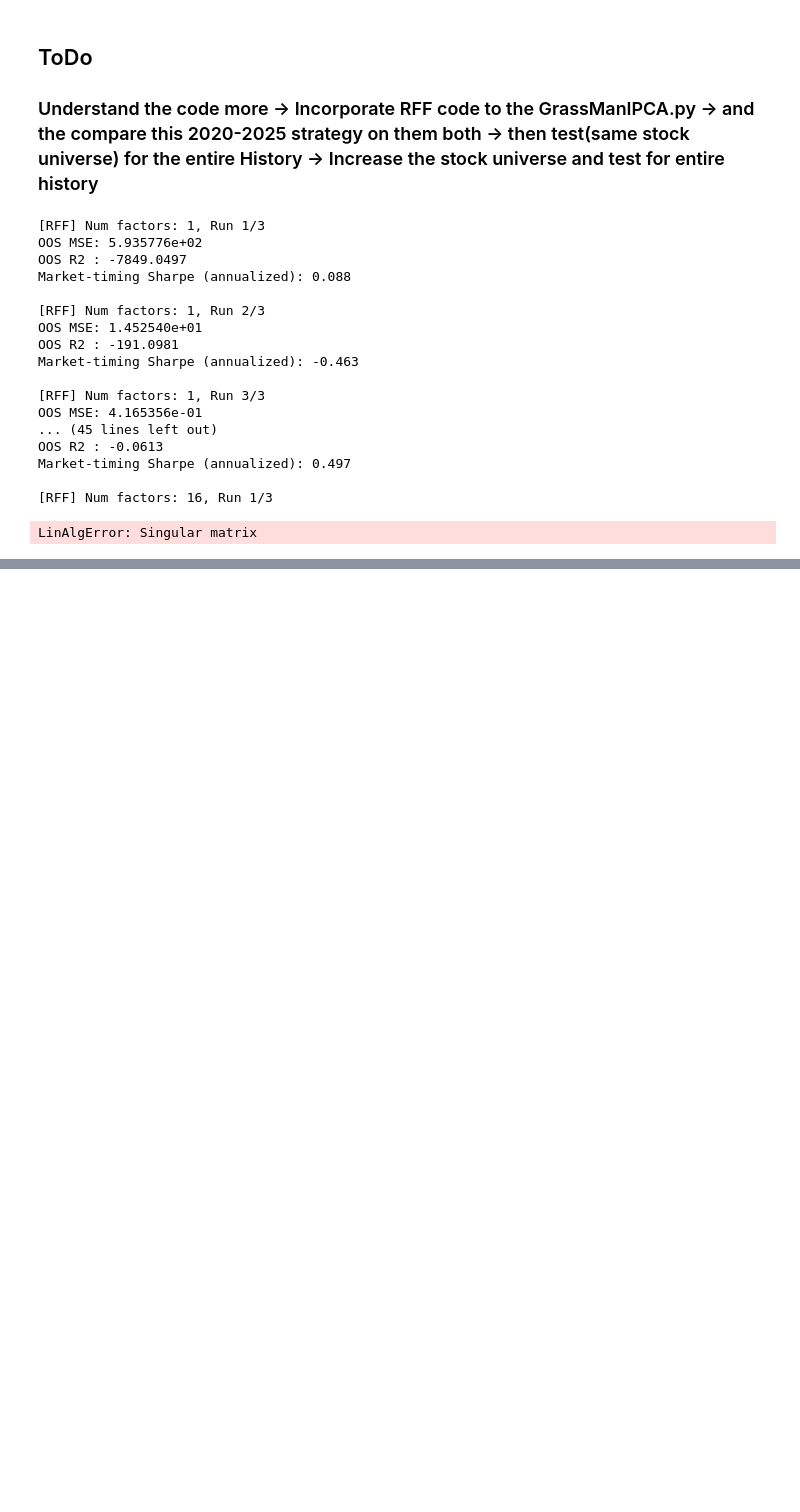
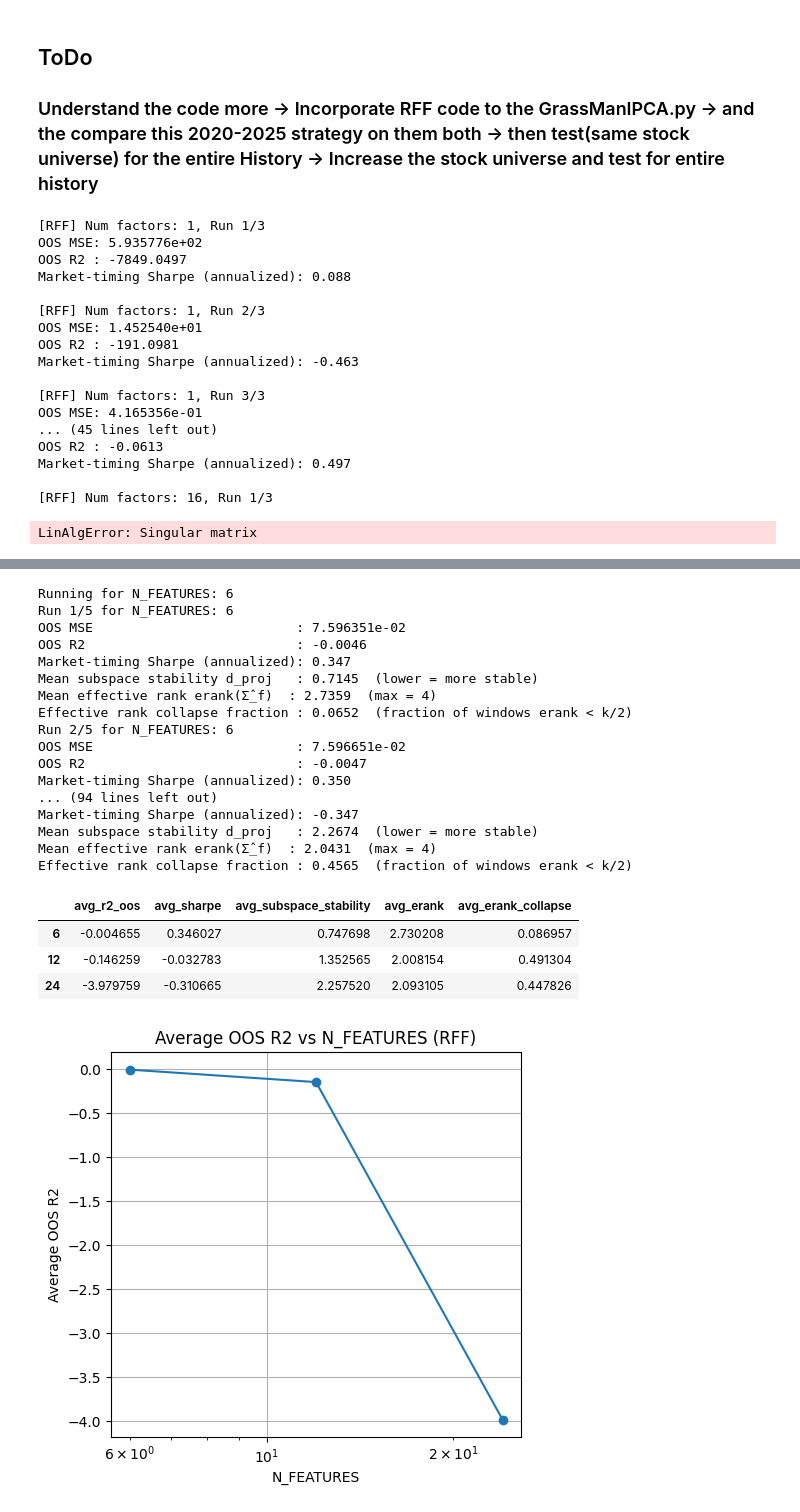
Before and after one commit to ItachiUchiha729/TheVirtueOfComplexity_PaperReplication_Experimentation, a Jupyter notebook: notebooks/VOC_everywhere.ipynb, the cells around one changed output, grey strips where cells are left out. Drawn from its saved outputs; the diff is of its cells as text; code cells hidden in the pictures; blank space fills up the shorter version.

```diff
--- a/notebooks/VOC_everywhere.ipynb
+++ b/notebooks/VOC_everywhere.ipynb
@@ -1379,0 +1557,69 @@ Market-timing Sharpe (annualized): 0.577
+# %%
+GAMMA = 0.2
+N_FEATURES_EFF = [6, 12, 24]
+df_trunc_rff = pd.concat([df_trunc_extended[["Price", "ret"]], rff_df], axis=1).dropna(subset=["ret"])
+num_iter_rff = 5
+results_by_factor_rff = {}
+#lets runf or different N_FEATURES_EFF values and store the results in a dictionary, but num_factors is always 4
+for n_feat in N_FEATURES_EFF:
+    print(f"\nRunning for N_FEATURES: {n_feat}")
+    rff = RandomFourierFeatures(n_features=int(n_feat / 2), gamma=GAMMA)
+    rff_data = rff.transform(X_chars, seed=1)
+    rff_cols = [f"rff_{i+1}" for i in range(rff_data.shape[1])]
+    rff_df = pd.DataFrame(rff_data, index=df_trunc_extended.index, columns=rff_cols)
+    df_trunc_rff = pd.concat([df_trunc_extended[["Price", "ret"]], rff_df], axis=1).dropna(subset=["ret"])
+
+    all_results = []
+    for i in range(num_iter_rff):
+        print(f"Run {i+1}/{num_iter_rff} for N_FEATURES: {n_feat}")
+        res = run_ipca_grass_v2(
+            df_trunc=df_trunc_rff,
+            char_feats=rff_cols,
+            num_fact=4,  # keeping num_factors fixed at 4
+            window_len=window_len,
+            max_nan=0.3,
+            max_zero=0.3,
+            min_non_nan_frac=0.7,
+        )
+        all_results.append(res)
+    results_by_factor_rff[n_feat] = {
+        "avg_r2_oos": np.mean([res["r2_oos"] for res in all_results]),
+        "avg_sharpe": np.mean([res["sharpe"] for res in all_results]),
+        # ── paper diagnostics ──────────────────────────────────────────────
+        "avg_subspace_stability": np.mean([res["mean_subspace_stability"] for res in all_results]),
+        "avg_erank":             np.mean([res["mean_erank"] for res in all_results]),
+        "avg_erank_collapse":    np.mean([res["erank_collapse_frac"] for res in all_results]),
+    }
+results_rff_df = pd.DataFrame(results_by_factor_rff).T
+display(results_rff_df)
+plt.figure(figsize=(18, 5))
+plt.subplot(1, 3, 1)
+plt.plot(results_rff_df.index, results_rff_df["avg_r2_oos"], marker="o")
+plt.title("Average OOS R2 vs N_FEATURES (RFF)")
+plt.xlabel("N_FEATURES")
+plt.ylabel("Average OOS R2")
+plt.xscale("log")
+plt.grid()
+# %% [output]
+Running for N_FEATURES: 6
+Run 1/5 for N_FEATURES: 6
+OOS MSE                          : 7.596351e-02
+OOS R2                           : -0.0046
+Market-timing Sharpe (annualized): 0.347
+Mean subspace stability d_proj   : 0.7145  (lower = more stable)
+Mean effective rank erank(Σ̂_f)  : 2.7359  (max = 4)
+Effective rank collapse fraction : 0.0652  (fraction of windows erank < k/2)
+Run 2/5 for N_FEATURES: 6
+OOS MSE                          : 7.596651e-02
+OOS R2                           : -0.0047
+Market-timing Sharpe (annualized): 0.350
+... (94 lines left out)
+Market-timing Sharpe (annualized): -0.347
+Mean subspace stability d_proj   : 2.2674  (lower = more stable)
+Mean effective rank erank(Σ̂_f)  : 2.0431  (max = 4)
+Effective rank collapse fraction : 0.4565  (fraction of windows erank < k/2)
+|  | avg_r2_oos | avg_sharpe | avg_subspace_stability | avg_erank | avg_erank_collapse |
+| 6 | -0.004655 | 0.346027 | 0.747698 | 2.730208 | 0.086957 |
+| 12 | -0.146259 | -0.032783 | 1.352565 | 2.008154 | 0.491304 |
+| 24 | -3.979759 | -0.310665 | 2.257520 | 2.093105 | 0.447826 |
+[figure, added]
```
Also changed, not shown: parts of 3 cells of this notebook, 1 other file.
